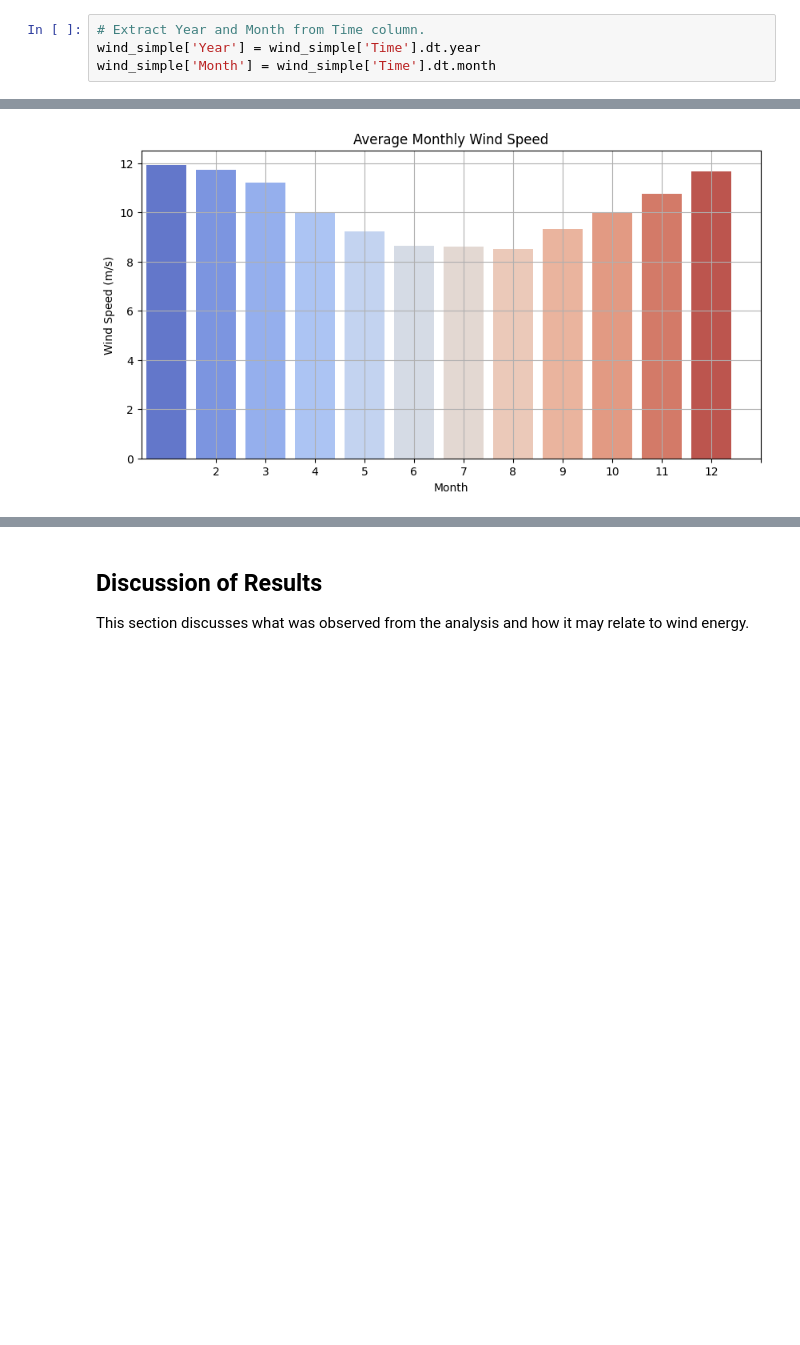
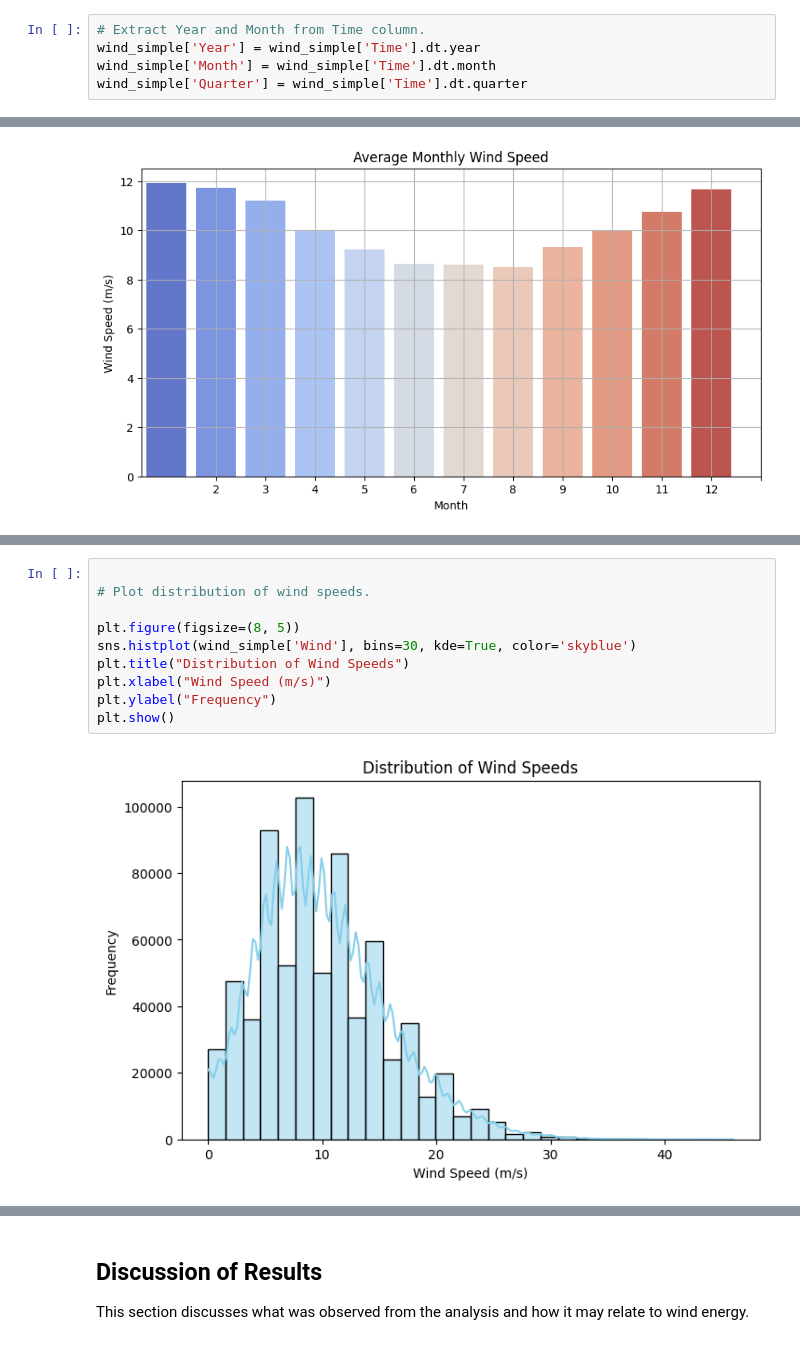
Before and after one commit to Svitlana937/PFDA, a Jupyter notebook: project/wind_analisys.ipynb, the cells around one changed output, grey strips where cells are left out. Saved outputs shown, nothing was run; the diff lists cells and outputs as text; blank space fills up the shorter version.

Commit message:
Added: heatmap plot, distribution of wind plot, quarter-time calculation

```diff
--- a/project/wind_analisys.ipynb
+++ b/project/wind_analisys.ipynb
@@ -65,6 +65,7 @@ The dataset contains some missing and inconsistent values which need to be fixed
 # Extract Year and Month from Time column.
 wind_simple['Year'] = wind_simple['Time'].dt.year
 wind_simple['Month'] = wind_simple['Time'].dt.month
+wind_simple['Quarter'] = wind_simple['Time'].dt.quarter
 # %%
 # Calculate yearly and monthly averages.
 yearly_avg = wind_simple.groupby('Year')['Wind'].mean()
@@ -116,0 +129,12 @@ plt.show()
+# %%
+
+# Plot distribution of wind speeds.
+
+plt.figure(figsize=(8, 5))
+sns.histplot(wind_simple['Wind'], bins=30, kde=True, color='skyblue')
+plt.title("Distribution of Wind Speeds")
+plt.xlabel("Wind Speed (m/s)")
+plt.ylabel("Frequency")
+plt.show()
+# %% [output]
+[figure, added]
```
Also changed, not shown: parts of 4 cells of this notebook.
